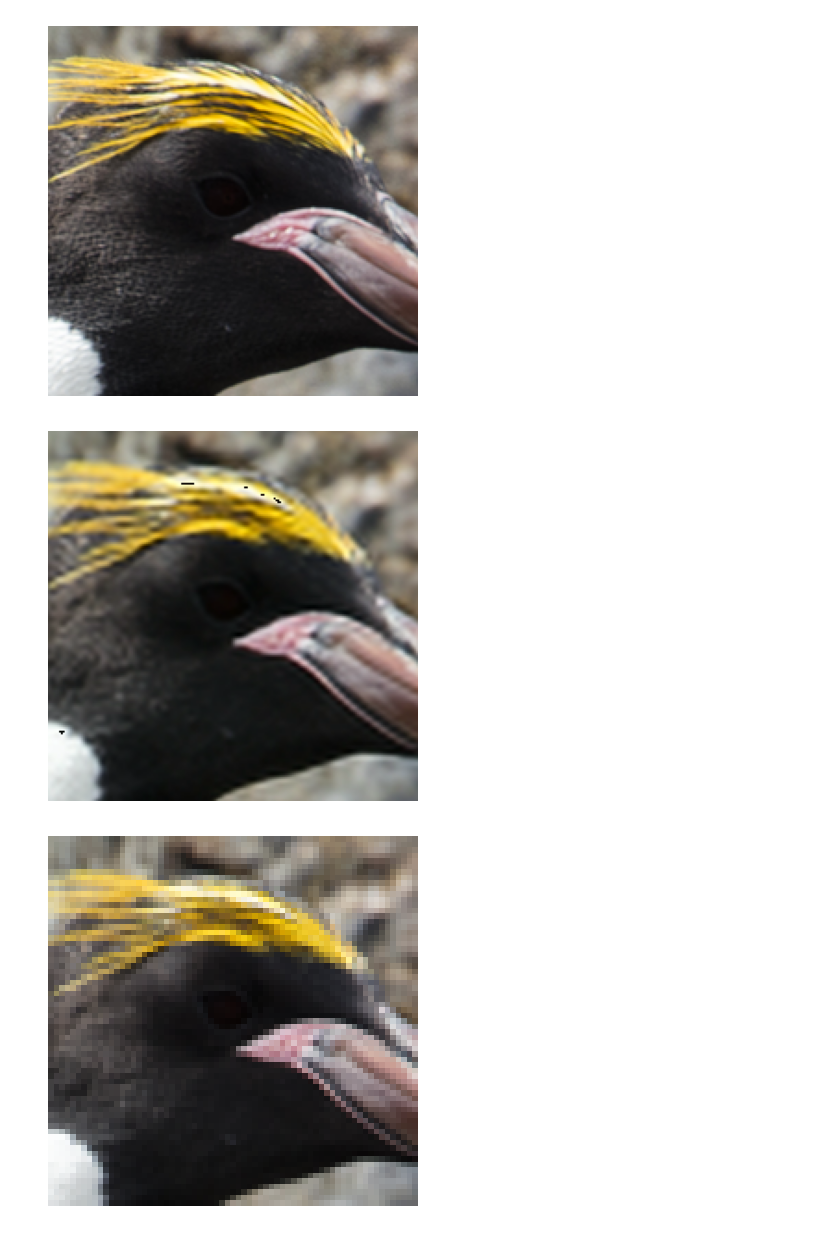
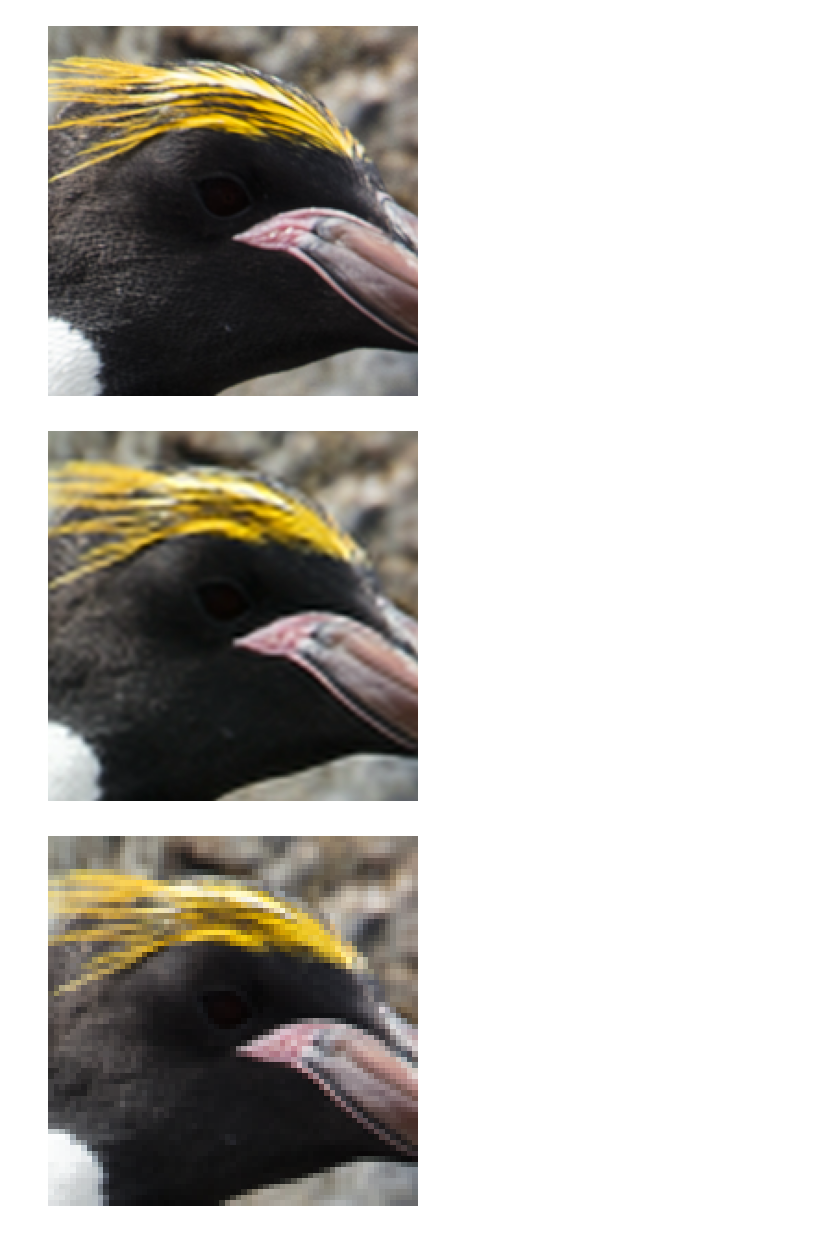
Before and after one commit to Hiragi14/super_resolution, a Jupyter notebook: notebooks/srcnn_result_sr.ipynb, the cells around one changed output. Cells and saved outputs as stored; diff of their text form; code cells hidden in the pictures.

```diff
--- a/notebooks/srcnn_result_sr.ipynb
+++ b/notebooks/srcnn_result_sr.ipynb
@@ -6,6 +6,21 @@ import torch.nn.functional as F
 import pytorch_lightning as pl
 import torch
 import matplotlib.pyplot as plt
+# %%
+import torch.nn as nn
+import torch.nn.functional as F
+
+class SRCNN(nn.Module):
+    def __init__(self, in_channels=3, base_channels=64):
+        super(SRCNN, self).__init__()
+        self.conv1 = nn.Conv2d(in_channels, base_channels, kernel_size=9, padding=4)
+        self.conv2 = nn.Conv2d(base_channels, 32, kernel_size=5, padding=2)
+        self.conv3 = nn.Conv2d(32, in_channels, kernel_size=5, padding=2)
+
+    def forward(self, x):
+        x = F.relu(self.conv1(x))
+        x = F.relu(self.conv2(x))
+        return self.conv3(x)
 # %%
 def calculate_psnr(sr, hr):
     mse = F.mse_loss(sr, hr)
@@ -56,8 +71,8 @@ SRCNNLightningModule(
   (loss_fn): L1Loss()
 )
 # %%
-img_LR = np.array(Image.open('/ldisk/DeepLearning/Dataset/DIV2K/DIV2K_valid_LR_bicubic/X3/0801x3.png').convert('YCbCr'))
-img_HR = np.array(Image.open('/ldisk/DeepLearning/Dataset/DIV2K/DIV2K_valid_HR/0801.png').convert('RGB'))
+img_LR = np.array(Image.open('/Network/Servers/fs.local/Volumes/home/kawai/nas/Document/workspace/sr_projects/srcnn_lightning/data/Set14/image_SRF_4/img_005_SRF_4_LR.png').convert('YCbCr'))
+img_HR = np.array(Image.open('/Network/Servers/fs.local/Volumes/home/kawai/nas/Document/workspace/sr_projects/srcnn_lightning/data/Set14/image_SRF_4/img_005_SRF_4_HR.png').convert('RGB'))
 
 img_LR_tensor = torch.tensor(img_LR).permute(2, 0, 1).unsqueeze(0).float() / 255.0
 img_LR_tensor_Y = img_LR_tensor[:, 0:1, :, :]  # Y channel
@@ -66,7 +81,7 @@ img_LR_tensor_Cr = F.interpolate(img_LR_tensor[:, 2:3, :, :], scale_factor=3, mo
 
 img_HR_tensor = torch.tensor(img_HR).permute(2, 0, 1).unsqueeze(0).float() / 255.0
 
-img_SR_tensor_Y = model(img_LR_tensor_Y)
-img_SR_tensor = torch.cat((img_SR_tensor_Y, img_LR_tensor_Cb, img_LR_tensor_Cr), dim=1)
+img_SR_tensor_Y = model(img_LR_tensor_Y.clamp(0,1))
+img_SR_tensor = torch.cat((img_SR_tensor_Y.clamp(0,1), img_LR_tensor_Cb.clamp(0,1), img_LR_tensor_Cr.clamp(0,1)), dim=1)
 
 img_bicubic_tensor = F.interpolate(img_LR_tensor, scale_factor=3, mode='bicubic')
@@ -120,11 +161,10 @@ plt.show()
 # %% [output]
 [figure]
 # %%
-hr_ = img_HR_tensor.squeeze(0).permute(1, 2, 0).detach().numpy()
 patch = SR[200:400, 800:1000, :]
 plt.imshow(patch)
 plt.axis('off')
 plt.show()
 # %% [output]
-[figure, old version]
+[figure, new version]
 # %%
```
Also changed, not shown: parts of 7 cells of this notebook, 2 other files.
